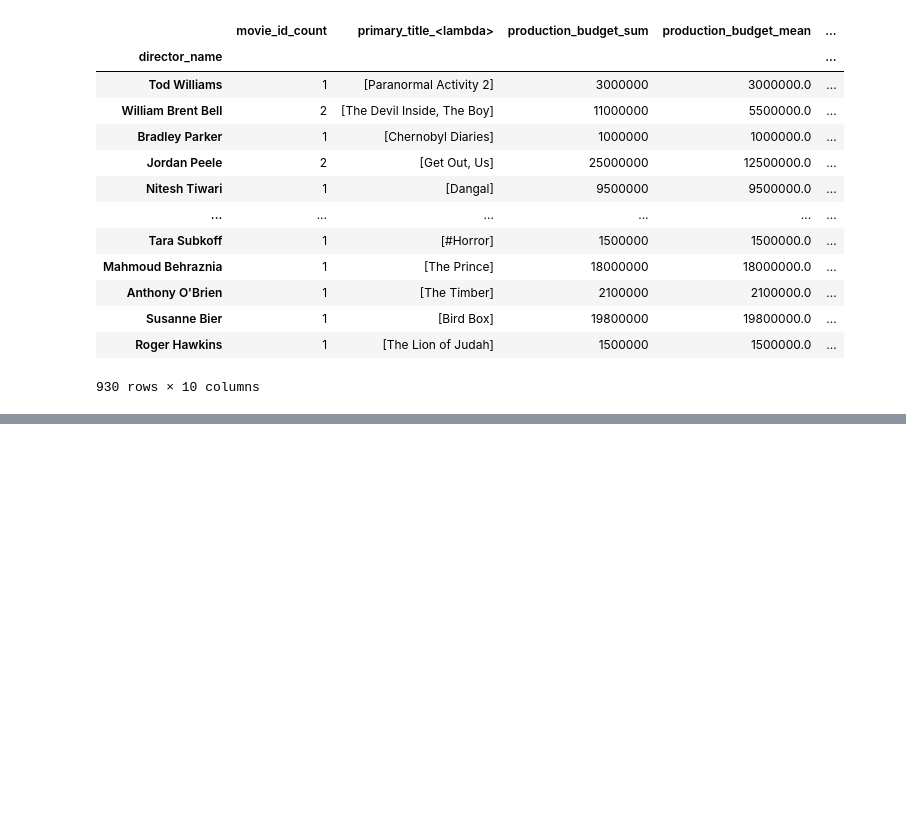
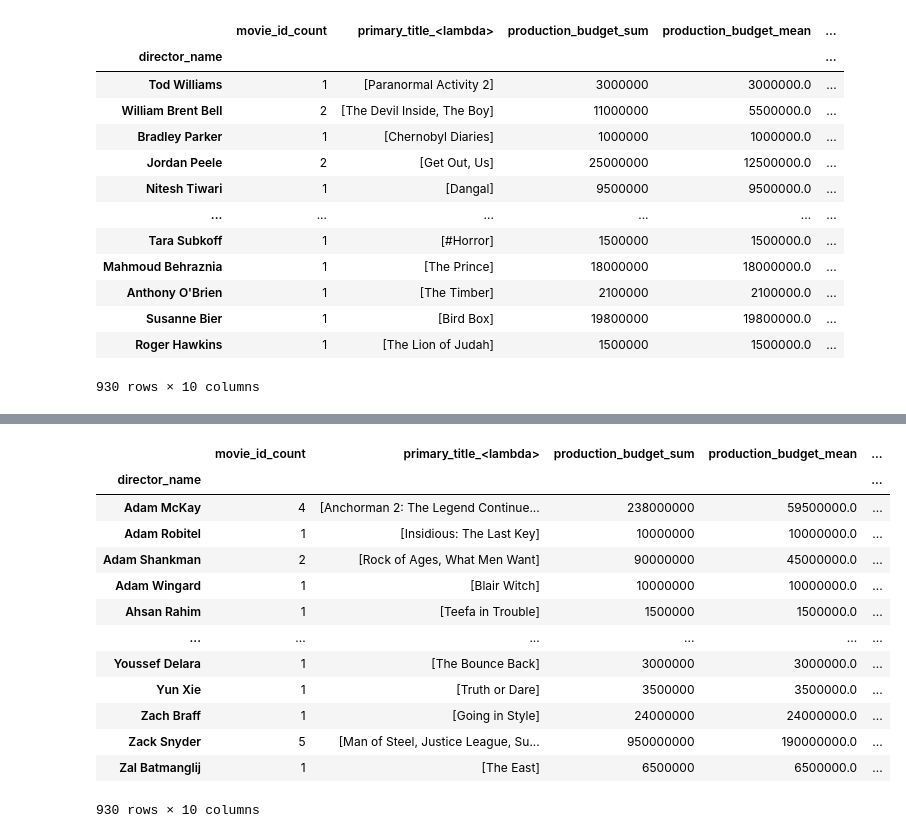
Before and after one commit to Keys2610/dsc-phase-2-project-v3, a Jupyter notebook: wesley_notebook.ipynb, the cells around one changed output, grey strips where cells are left out. Saved outputs shown, nothing was run; the diff lists cells and outputs as text; code cells hidden in the pictures; blank space fills up the shorter version.

```diff
--- a/wesley_notebook.ipynb
+++ b/wesley_notebook.ipynb
@@ -32,0 +91,17 @@ grouped_df[grouped_df['movie_id_count']>0].sort_values(by=['Profit:Production Ra
+# %%
+grouped_df[(grouped_df['movie_id_count']>0) | (grouped_df['movie_id_count']>2)]
+# %% [output]
+|  | movie_id_count | primary_title_<lambda> | production_budget_sum | production_budget_mean | ... |
+| director_name |  |  |  |  | ... |
+| Adam McKay | 4 | [Anchorman 2: The Legend Continue... | 238000000 | 59500000.0 | ... |
+| Adam Robitel | 1 | [Insidious: The Last Key] | 10000000 | 10000000.0 | ... |
+| Adam Shankman | 2 | [Rock of Ages, What Men Want] | 90000000 | 45000000.0 | ... |
+| Adam Wingard | 1 | [Blair Witch] | 10000000 | 10000000.0 | ... |
+| Ahsan Rahim | 1 | [Teefa in Trouble] | 1500000 | 1500000.0 | ... |
+| ... | ... | ... | ... | ... | ... |
+| Youssef Delara | 1 | [The Bounce Back] | 3000000 | 3000000.0 | ... |
+| Yun Xie | 1 | [Truth or Dare] | 3500000 | 3500000.0 | ... |
+| Zach Braff | 1 | [Going in Style] | 24000000 | 24000000.0 | ... |
+| Zack Snyder | 5 | [Man of Steel, Justice League, Su... | 950000000 | 190000000.0 | ... |
+| Zal Batmanglij | 1 | [The East] | 6500000 | 6500000.0 | ... |
+930 rows × 10 columns
```
Also changed, not shown: parts of 5 cells of this notebook.
